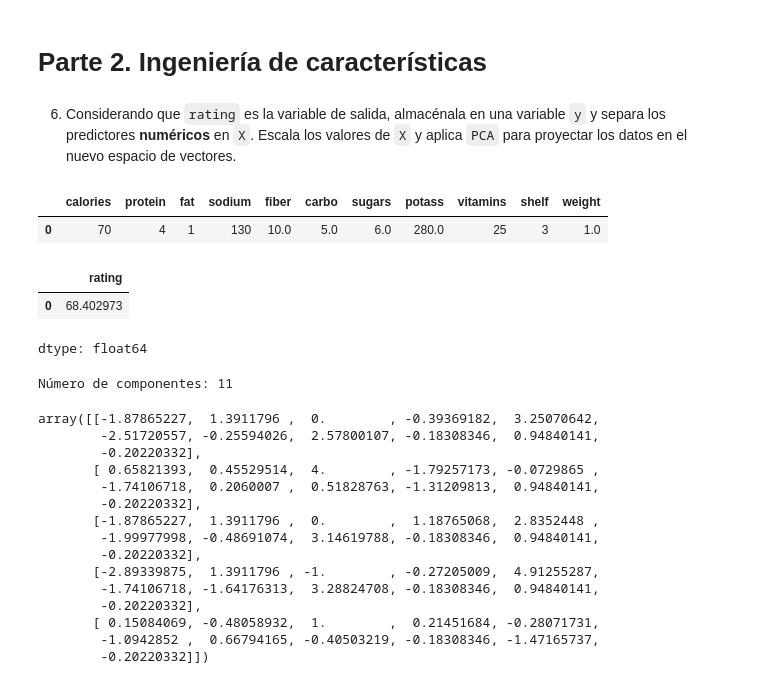
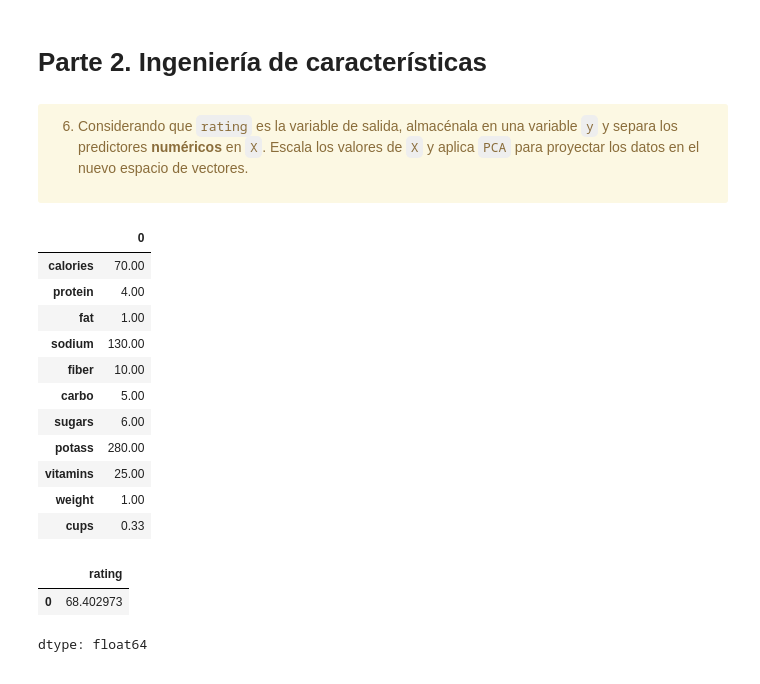
Before and after one commit to A01797078/tareas_TC4029, a Jupyter notebook: Actividad7PCA_Equipo48.ipynb, the cells around one changed output. Drawn from its saved outputs; the diff is of its cells as text; code cells hidden in the pictures.

```diff
--- a/Actividad7PCA_Equipo48.ipynb
+++ b/Actividad7PCA_Equipo48.ipynb
@@ -288,47 +450,33 @@ cereals_df
 # %% [markdown]
 # **Parte 2**. Ingeniería de características
 # %% [markdown]
+<div class="alert alert-block alert-warning">
+
 6. Considerando que `rating` es la variable de salida, almacénala en una variable `y` y separa los predictores **numéricos** en `X`. Escala los valores de `X` y aplica `PCA` para proyectar los datos en el nuevo espacio de vectores.
+
+</div>
 # %%
-numeric_columns = cereals_df.describe().columns
-x = cereals_df[numeric_columns].iloc[:,0:-2]
-y = cereals_df[numeric_columns].loc[:,'rating']
+numeric_columns = cereals_df.select_dtypes(include=['number']).columns
+X = cereals_df[numeric_columns].drop(columns=['rating', 'shelf'])  # Predictoras numéricas
+y = cereals_df['rating']  # Variable objetivo
 # %%
-x.head(1)
+X.head(1).T
 # %% [output]
-|  | calories | protein | fat | sodium | fiber | carbo | sugars | potass | vitamins | shelf | weight |
-| 0 | 70 | 4 | 1 | 130 | 10.0 | 5.0 | 6.0 | 280.0 | 25 | 3 | 1.0 |
+|  | 0 |
+| calories | 70.00 |
+| protein | 4.00 |
+| fat | 1.00 |
+| sodium | 130.00 |
+| fiber | 10.00 |
+| carbo | 5.00 |
+| sugars | 6.00 |
+| potass | 280.00 |
+| vitamins | 25.00 |
+| weight | 1.00 |
+| cups | 0.33 |
 # %%
 y.head(1)
 # %% [output]
 |  | rating |
 | 0 | 68.402973 |
 dtype: float64
-# %%
-n_components = x.shape[1]
-print(f"Número de componentes: {n_components}")
-# %% [output]
-Número de componentes: 11
-# %%
-from sklearn.preprocessing import StandardScaler
-escalar = StandardScaler()
-x_scaled = escalar.fit_transform(x)
-
-# imprimimos una muestra de los datos escalados
-x_scaled[0:5]
-# %% [output]
-array([[-1.87865227,  1.3911796 ,  0.        , -0.39369182,  3.25070642,
-        -2.51720557, -0.25594026,  2.57800107, -0.18308346,  0.94840141,
-        -0.20220332],
-       [ 0.65821393,  0.45529514,  4.        , -1.79257173, -0.0729865 ,
-        -1.74106718,  0.2060007 ,  0.51828763, -1.31209813,  0.94840141,
-        -0.20220332],
-       [-1.87865227,  1.3911796 ,  0.        ,  1.18765068,  2.8352448 ,
-        -1.99977998, -0.48691074,  3.14619788, -0.18308346,  0.94840141,
-        -0.20220332],
-       [-2.89339875,  1.3911796 , -1.        , -0.27205009,  4.91255287,
-        -1.74106718, -1.64176313,  3.28824708, -0.18308346,  0.94840141,
-        -0.20220332],
-       [ 0.15084069, -0.48058932,  1.        ,  0.21451684, -0.28071731,
-        -1.0942852 ,  0.66794165, -0.40503219, -0.18308346, -1.47165737,
-        -0.20220332]])
```
Also changed, not shown: parts of 67 cells of this notebook.
